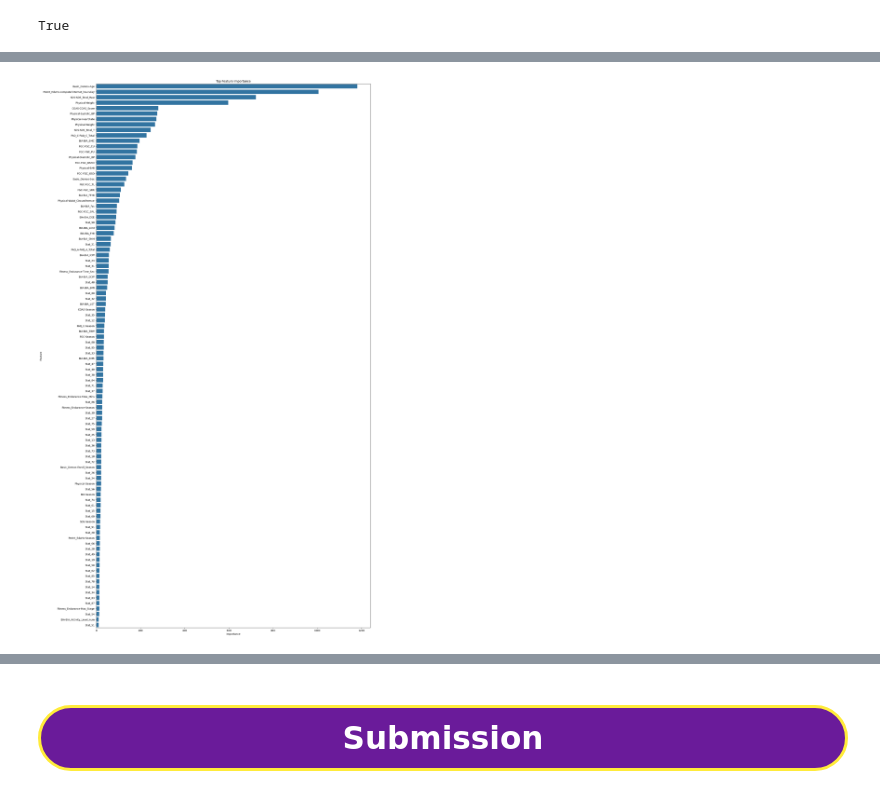
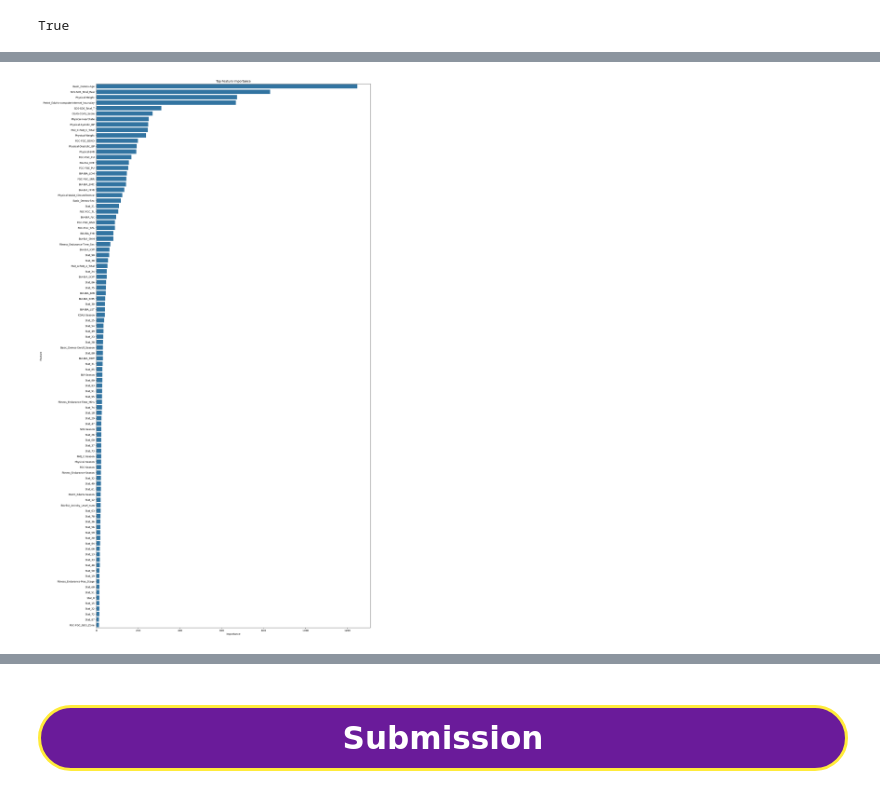
Before and after one commit to chinchillaa/Child-Mind-Institute, a Jupyter notebook: notebooks/cmi-best-single-model.ipynb, the cells around one changed output, grey strips where cells are left out. Saved outputs shown, nothing was run; the diff lists cells and outputs as text; code cells hidden in the pictures.

```diff
--- a/notebooks/cmi-best-single-model.ipynb
+++ b/notebooks/cmi-best-single-model.ipynb
@@ -422,20 +538,24 @@ Wall time: 6.6 s
 # %%
 %%time
+
+# モデルの特徴量重要度を可視化
+model = models[3]
 
 feature_importance_df = pd.DataFrame(
     {
         "Feature": model.booster_.feature_name(),
         "Importance": model.booster_.feature_importance(importance_type="gain"),
     }
 )
 
 feature_importance_df = feature_importance_df.sort_values(
     by="Importance", ascending=False
 )
 
+# 描画
 plt.figure(figsize=(20, 40))
 sns.barplot(x="Importance", y="Feature", data=feature_importance_df.head(100))
 plt.title("Top Feature Importance")
 plt.show()
 # %% [output]
-[figure, old version]
+[figure, new version]
```
Also changed, not shown: parts of 15 cells of this notebook.
